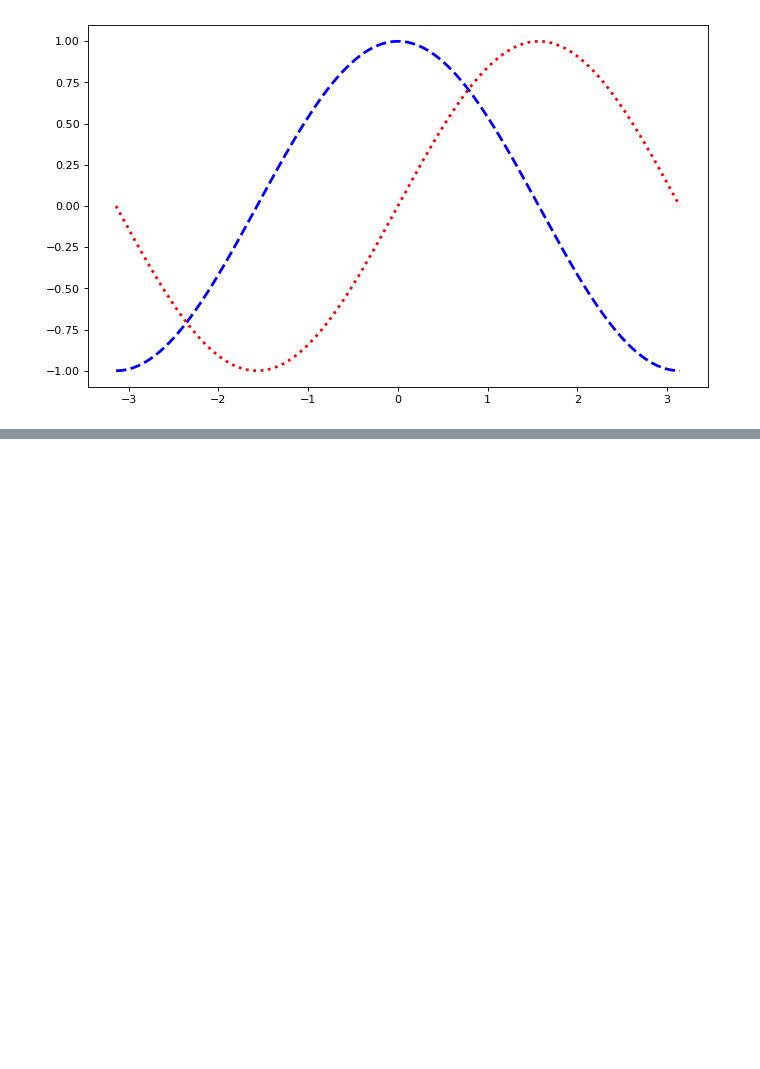
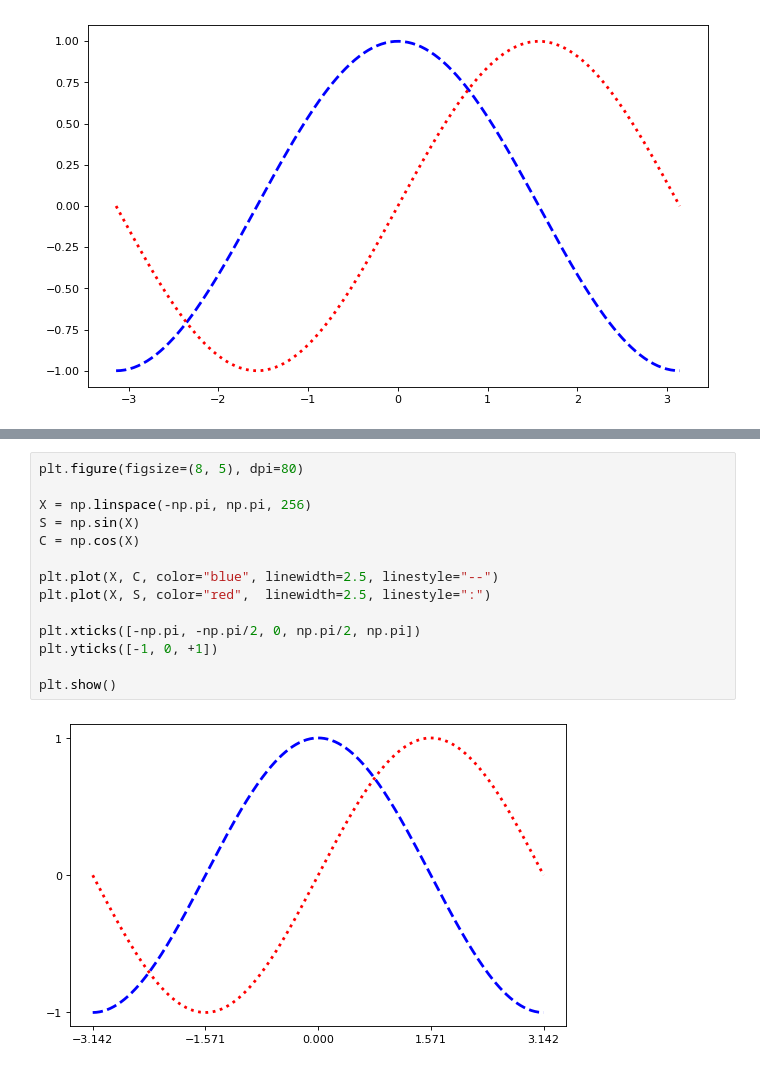
Before and after one commit to angelinka/Fundamentals-of-Data-Analysis, a Jupyter notebook: pyplot.ipynb, the cells around one changed output, grey strips where cells are left out. Cells and saved outputs as stored; diff of their text form; blank space fills up the shorter version.

```diff
--- a/pyplot.ipynb
+++ b/pyplot.ipynb
@@ -100,0 +80,16 @@ plt.show()
+# %%
+plt.figure(figsize=(8, 5), dpi=80)
+
+X = np.linspace(-np.pi, np.pi, 256)
+S = np.sin(X)
+C = np.cos(X)
+
+plt.plot(X, C, color="blue", linewidth=2.5, linestyle="--")
+plt.plot(X, S, color="red",  linewidth=2.5, linestyle=":")
+
+plt.xticks([-np.pi, -np.pi/2, 0, np.pi/2, np.pi])
+plt.yticks([-1, 0, +1])
+
+plt.show()
+# %% [output]
+[figure, added]
```
Also changed, not shown: parts of 18 cells of this notebook.
